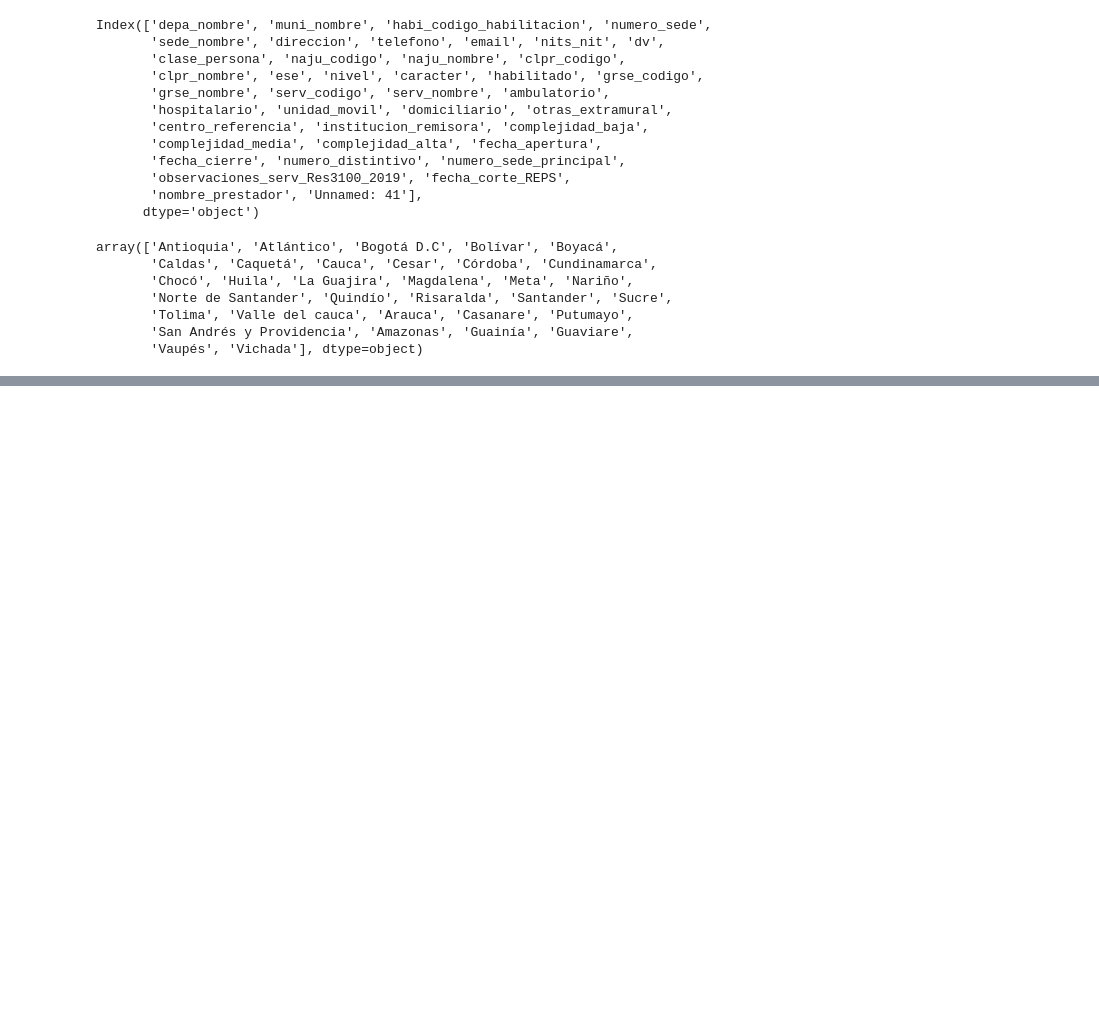
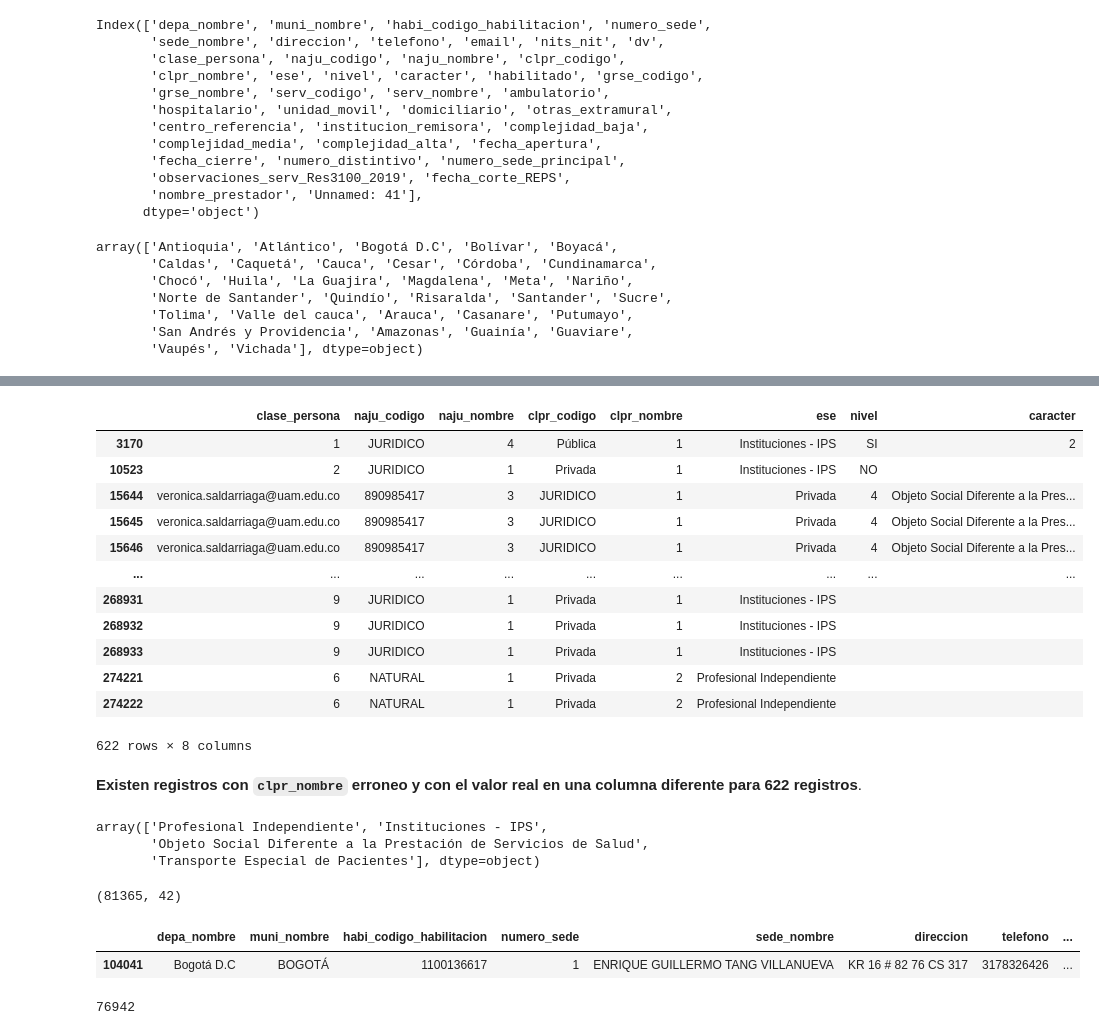
Before and after one commit to Santivg/DS4A-Team14, a Jupyter notebook: notebooks/EDA_medios_ips.ipynb, the cells around one changed output, grey strips where cells are left out. Drawn from its saved outputs; the diff is of its cells as text; code cells hidden in the pictures; blank space fills up the shorter version.

```diff
--- a/notebooks/EDA_medios_ips.ipynb
+++ b/notebooks/EDA_medios_ips.ipynb
@@ -1,6 +1,7 @@
 # %%
 import pandas as pd
-pd.set_option('display.max_rows', 20)
+import numpy as np
+pd.set_option('display.max_rows', 40)
 pd.set_option('display.max_columns', 999)
 # %%
 dir_data= '../parquet_datasets'
@@ -69,0 +73,18 @@ clpr_nombre ['Profesional Independiente' 'Instituciones - IPS'
+# %%
+medicos_ips.iloc[:,10:18][medicos_ips['clpr_nombre'].isin(['1','4','2'])]
+# %% [output]
+|  | clase_persona | naju_codigo | naju_nombre | clpr_codigo | clpr_nombre | ese | nivel | caracter |
+| 3170 | 1 | JURIDICO | 4 | Pública | 1 | Instituciones - IPS | SI | 2 |
+| 10523 | 2 | JURIDICO | 1 | Privada | 1 | Instituciones - IPS | NO |  |
+| 15644 | veronica.saldarriaga@uam.edu.co | 890985417 | 3 | JURIDICO | 1 | Privada | 4 | Objeto Social Diferente a la Pres... |
+| 15645 | veronica.saldarriaga@uam.edu.co | 890985417 | 3 | JURIDICO | 1 | Privada | 4 | Objeto Social Diferente a la Pres... |
+| 15646 | veronica.saldarriaga@uam.edu.co | 890985417 | 3 | JURIDICO | 1 | Privada | 4 | Objeto Social Diferente a la Pres... |
+| ... | ... | ... | ... | ... | ... | ... | ... | ... |
+| 268931 | 9 | JURIDICO | 1 | Privada | 1 | Instituciones - IPS |  |  |
+| 268932 | 9 | JURIDICO | 1 | Privada | 1 | Instituciones - IPS |  |  |
+| 268933 | 9 | JURIDICO | 1 | Privada | 1 | Instituciones - IPS |  |  |
+| 274221 | 6 | NATURAL | 1 | Privada | 2 | Profesional Independiente |  |  |
+| 274222 | 6 | NATURAL | 1 | Privada | 2 | Profesional Independiente |  |  |
+622 rows × 8 columns
+# %% [markdown]
+**Existen registros con `clpr_nombre` erroneo y con el valor real en una columna diferente para 622 registros**.
@@ -69,0 +110,6 @@ clpr_nombre ['Profesional Independiente' 'Instituciones - IPS'
+# %%
+medicos_ips['clpr_nombre_cor'].unique()
+# %% [output]
+array(['Profesional Independiente', 'Instituciones - IPS',
+       'Objeto Social Diferente a la Prestación de Servicios de Salud',
+       'Transporte Especial de Pacientes'], dtype=object)
@@ -69,0 +118,13 @@ clpr_nombre ['Profesional Independiente' 'Instituciones - IPS'
+# %%
+medicos_independientes.shape
+# %% [output]
+(81365, 42)
+# %%
+medicos_independientes[medicos_independientes['nombre_prestador'].isna()]
+# %% [output]
+|  | depa_nombre | muni_nombre | habi_codigo_habilitacion | numero_sede | sede_nombre | direccion | telefono | ... |
+| 104041 | Bogotá D.C | BOGOTÁ | 1100136617 | 1 | ENRIQUE GUILLERMO TANG VILLANUEVA | KR 16 # 82 76 CS 317 | 3178326426 | ... |
+# %%
+(medicos_independientes['sede_nombre']==medicos_independientes['nombre_prestador']).sum()
+# %% [output]
+76942
```
Also changed, not shown: parts of 8 cells of this notebook.
